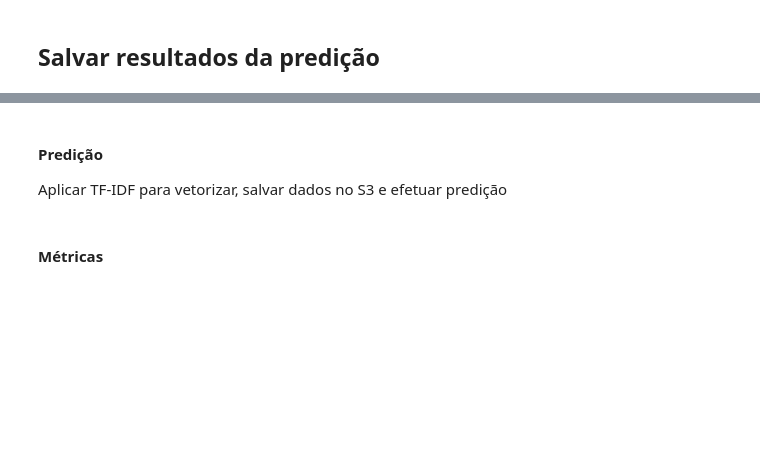
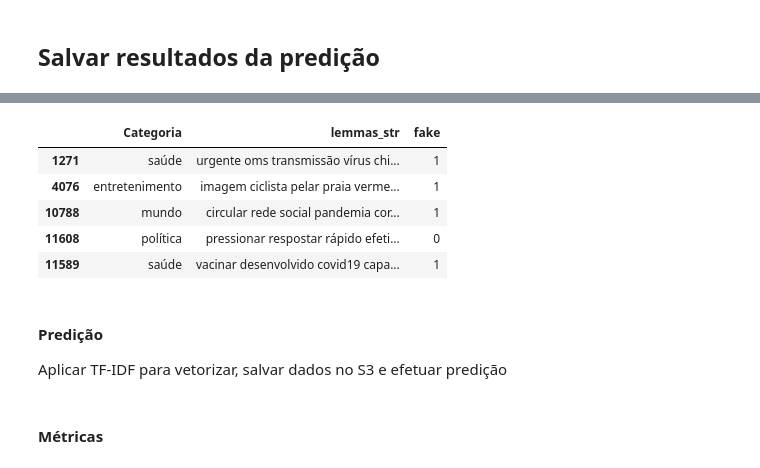
Before and after one commit to RodriguesRBruno/ProjetoMultidisciplinar, a Jupyter notebook: model_fakebr.ipynb, the cells around one changed output, grey strips where cells are left out. Cells and saved outputs as stored; diff of their text form; code cells hidden in the pictures; blank space fills up the shorter version.

```diff
--- a/model.ipynb
+++ b/model_fakebr.ipynb
@@ -300,3 +253,13 @@ sample_df = alternative_df.sample(n=n, random_state=42)
+# %%
+sample_df = alternative_df.sample(n=3500)
+sample_df.head()
+# %% [output]
+|  | Categoria | lemmas_str | fake |
+| 1271 | saúde | urgente oms transmissão vírus chi... | 1 |
+| 4076 | entretenimento | imagem ciclista pelar praia verme... | 1 |
+| 10788 | mundo | circular rede social pandemia cor... | 1 |
+| 11608 | política | pressionar respostar rápido efeti... | 0 |
+| 11589 | saúde | vacinar desenvolvido covid19 capa... | 1 |
 # %% [markdown]
 #### Predição
 
```
Also changed, not shown: parts of 31 cells of this notebook, 2 other files.
